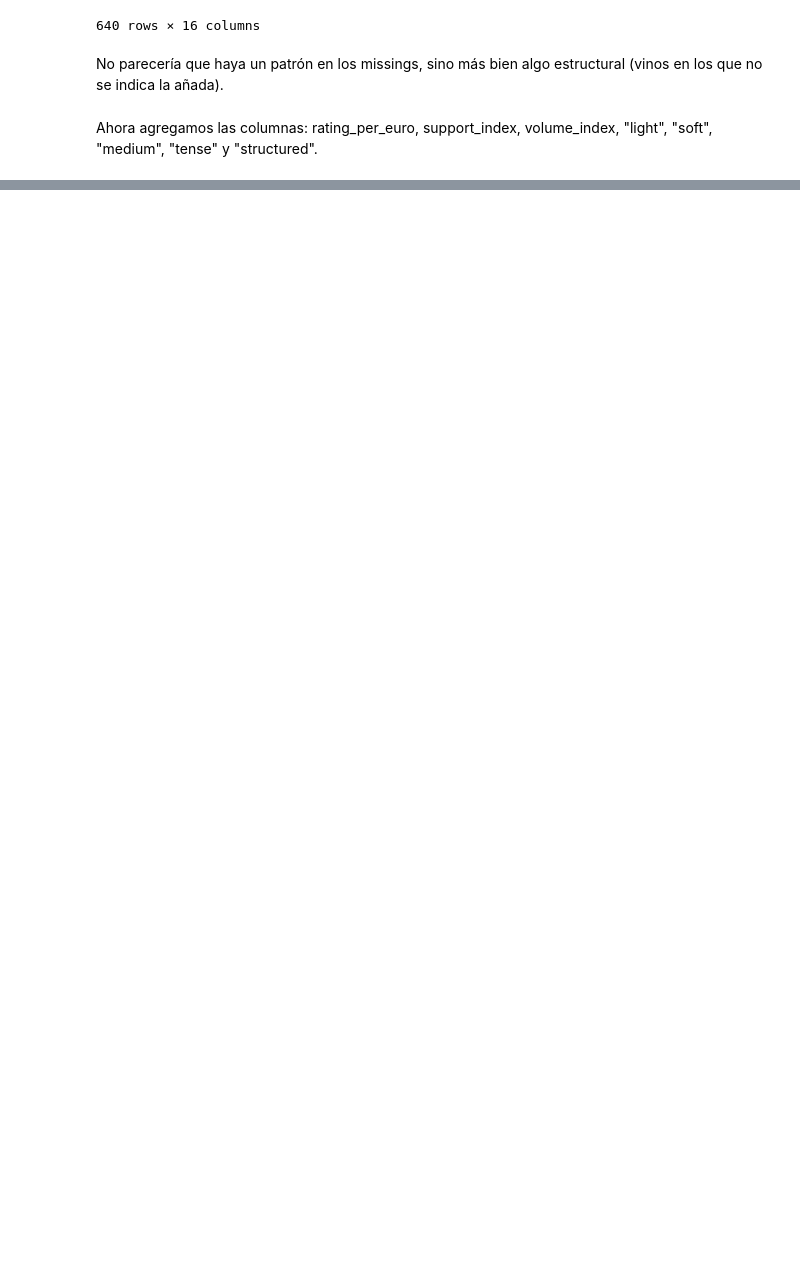
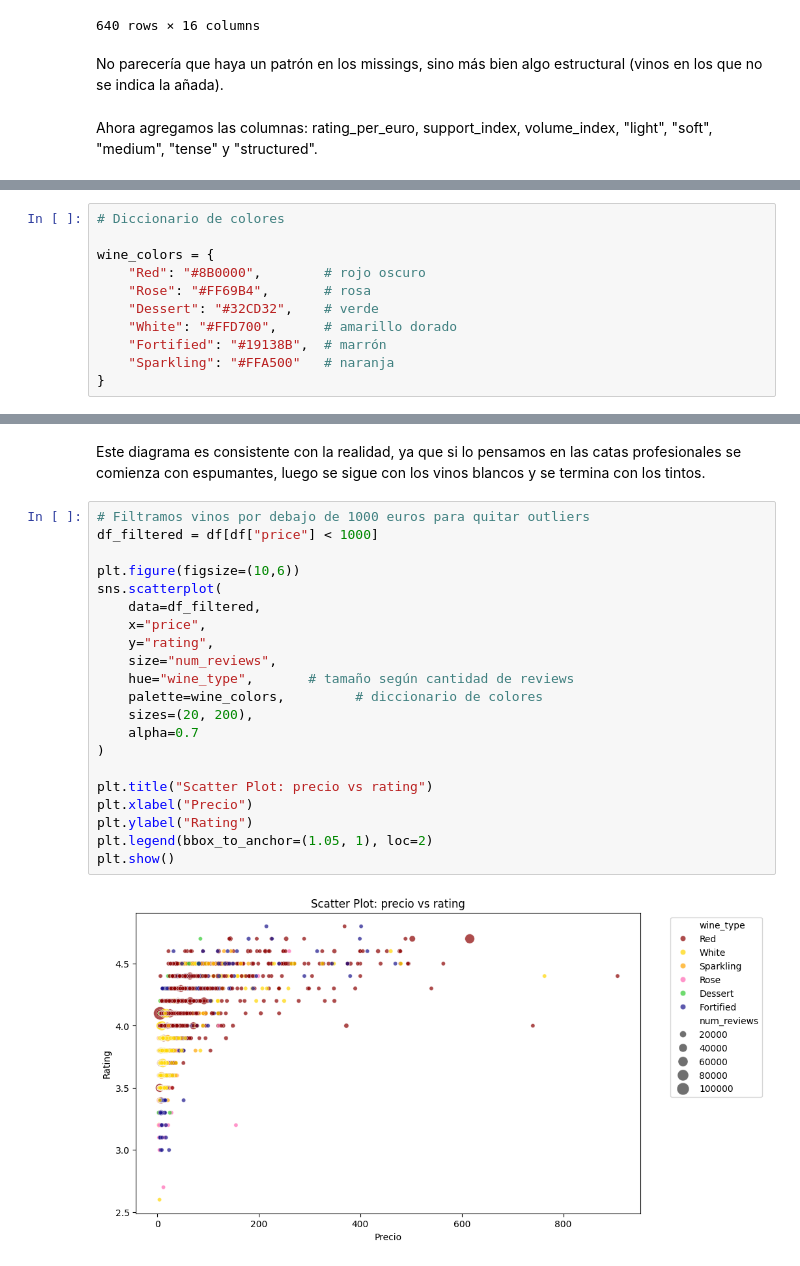
Before and after one commit to Joteiro/Primer-Proyecto-JT, a Jupyter notebook: eda.ipynb, the cells around one changed output, grey strips where cells are left out. Saved outputs shown, nothing was run; the diff lists cells and outputs as text; blank space fills up the shorter version.

```diff
--- a/eda.ipynb
+++ b/eda.ipynb
@@ -625,0 +778,11 @@ Name: count, dtype: int64
+# %%
+# Diccionario de colores
+
+wine_colors = {
+    "Red": "#8B0000",        # rojo oscuro
+    "Rose": "#FF69B4",       # rosa
+    "Dessert": "#32CD32",    # verde
+    "White": "#FFD700",      # amarillo dorado
+    "Fortified": "#19138B",  # marrón
+    "Sparkling": "#FFA500"   # naranja
+}
@@ -625,0 +840,25 @@ Name: count, dtype: int64
+# %% [markdown]
+Este diagrama es consistente con la realidad, ya que si lo pensamos en las catas profesionales se comienza con espumantes, luego se sigue con los vinos blancos y se termina con los tintos.
+# %%
+# Filtramos vinos por debajo de 1000 euros para quitar outliers
+df_filtered = df[df["price"] < 1000]
+
+plt.figure(figsize=(10,6))
+sns.scatterplot(
+    data=df_filtered,
+    x="price",
+    y="rating",
+    size="num_reviews",
+    hue="wine_type",       # tamaño según cantidad de reviews
+    palette=wine_colors,         # diccionario de colores
+    sizes=(20, 200),
+    alpha=0.7
+)
+
+plt.title("Scatter Plot: precio vs rating")
+plt.xlabel("Precio")
+plt.ylabel("Rating")
+plt.legend(bbox_to_anchor=(1.05, 1), loc=2)
+plt.show()
+# %% [output]
+[figure, added]
```
Also changed, not shown: parts of 13 cells of this notebook, 6 other files.
